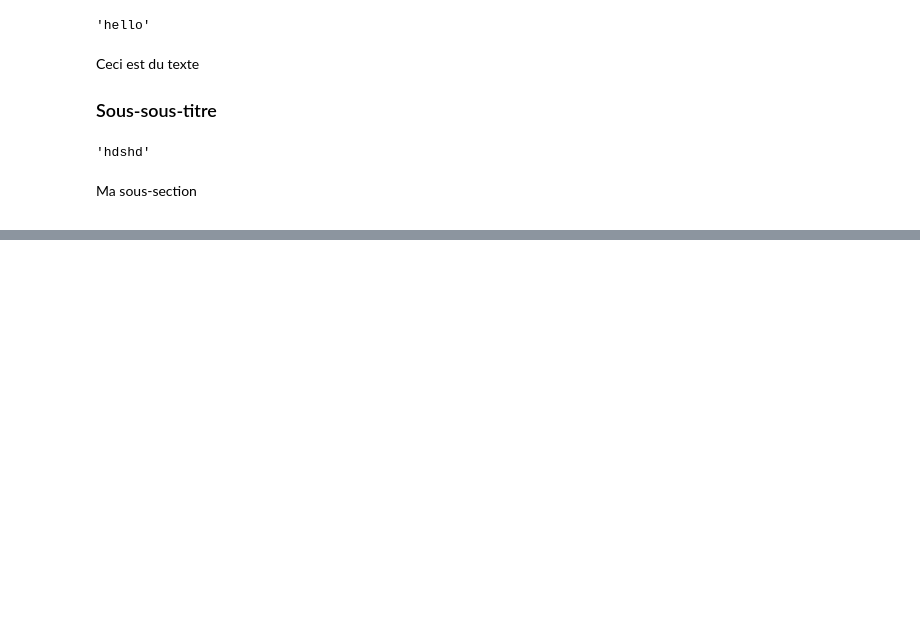
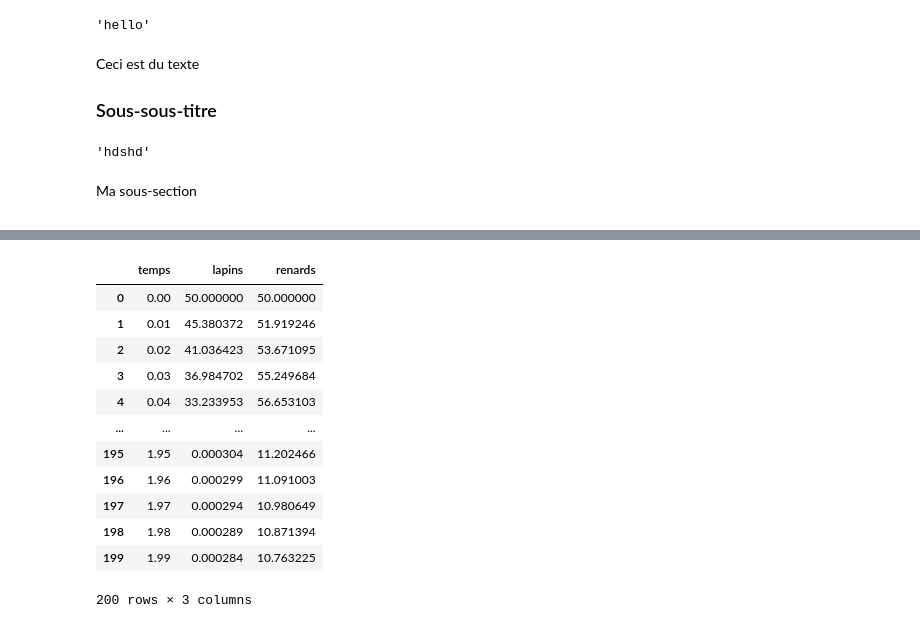
Before and after one commit to boisgera/data-sandbox, a Jupyter notebook: demo.ipynb, the cells around one changed output, grey strips where cells are left out. Saved outputs shown, nothing was run; the diff lists cells and outputs as text; code cells hidden in the pictures; blank space fills up the shorter version.

```diff
--- a/demo.ipynb
+++ b/demo.ipynb
@@ -87,0 +307,3 @@ Ma sous-section
+# %%
+lapins = y[0]
+renards = y[1]
@@ -87,0 +312,18 @@ Ma sous-section
+# %%
+df = pd.DataFrame({"temps": t, "lapins": lapins, "renards": renards})
+# %%
+df
+# %% [output]
+|  | temps | lapins | renards |
+| 0 | 0.00 | 50.000000 | 50.000000 |
+| 1 | 0.01 | 45.380372 | 51.919246 |
+| 2 | 0.02 | 41.036423 | 53.671095 |
+| 3 | 0.03 | 36.984702 | 55.249684 |
+| 4 | 0.04 | 33.233953 | 56.653103 |
+| ... | ... | ... | ... |
+| 195 | 1.95 | 0.000304 | 11.202466 |
+| 196 | 1.96 | 0.000299 | 11.091003 |
+| 197 | 1.97 | 0.000294 | 10.980649 |
+| 198 | 1.98 | 0.000289 | 10.871394 |
+| 199 | 1.99 | 0.000284 | 10.763225 |
+200 rows × 3 columns
```
Also changed, not shown: parts of 44 cells of this notebook.
